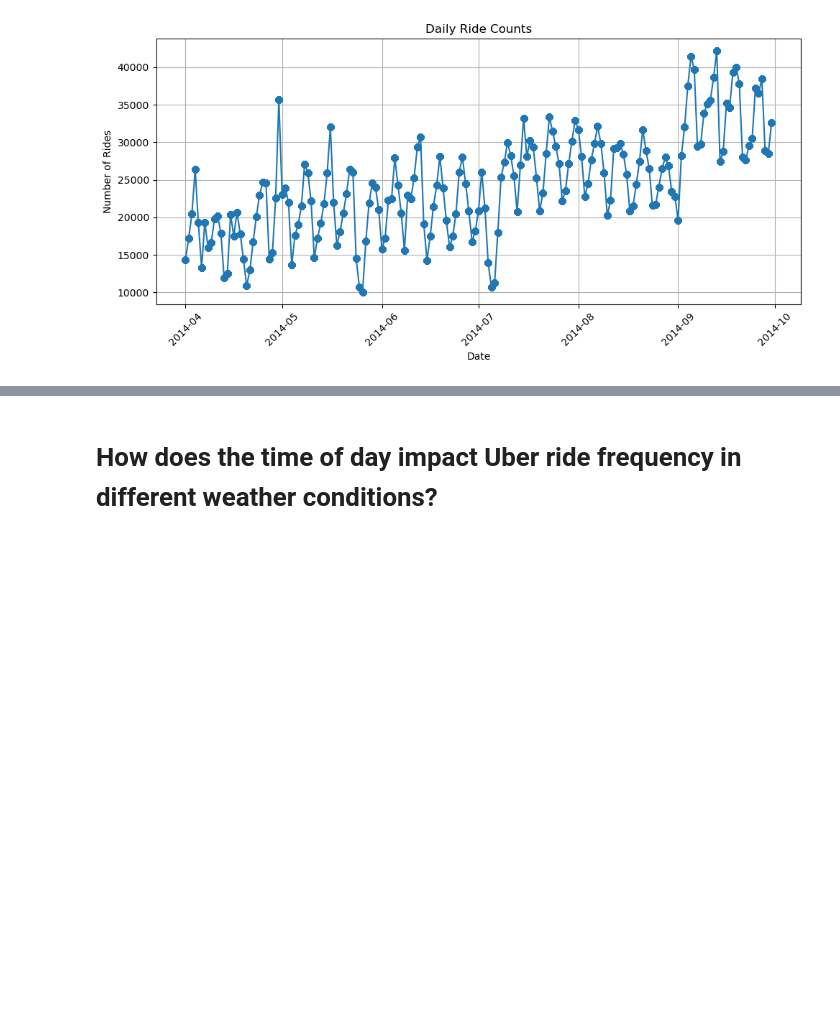
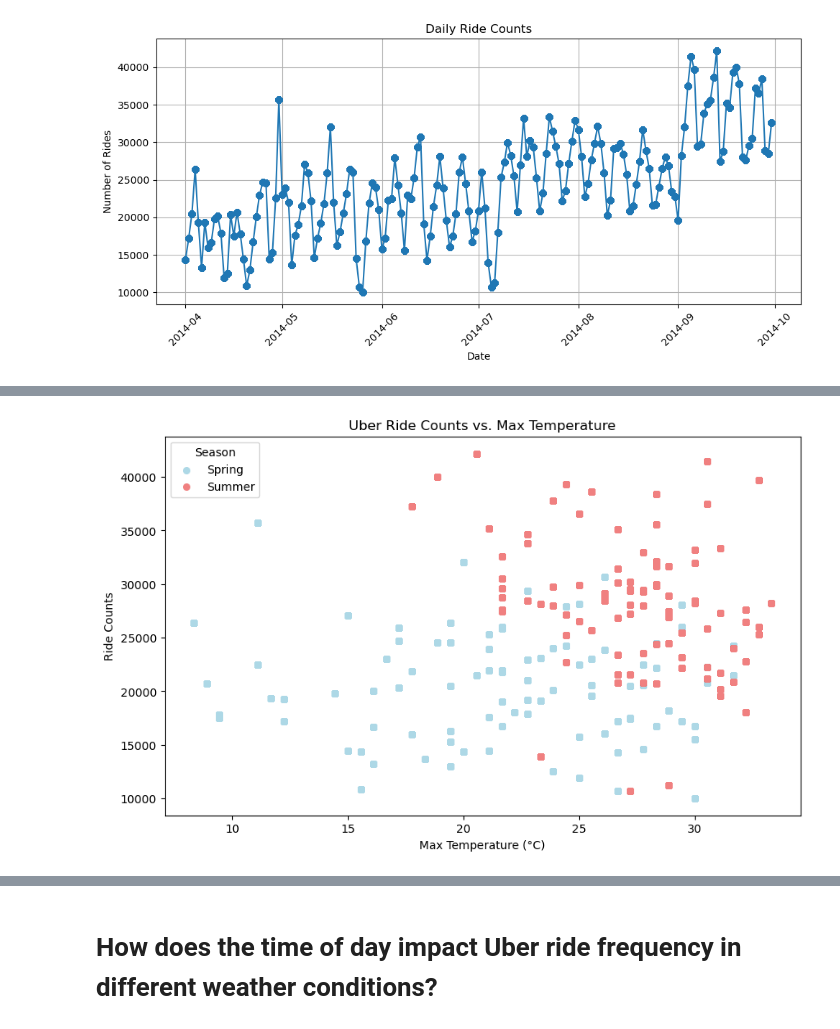
Before and after one commit to enumerbs/Project1-Group4, a Jupyter notebook: Uber_Weather_data_analysis_070724_ZR.ipynb, the cells around one changed output, grey strips where cells are left out. Saved outputs shown, nothing was run; the diff lists cells and outputs as text; code cells hidden in the pictures; blank space fills up the shorter version.

```diff
--- a/Uber_Weather_data_analysis_070724_ZR.ipynb
+++ b/Uber_Weather_data_analysis_070724_ZR.ipynb
@@ -299,3 +398,22 @@ daily_merged_ride['Month'] = daily_merged_ride['Date'].dt.month
 # Categorize into seasons: Spring (April-June), Summer (July-September)
 daily_merged_ride['Season'] = 'Spring'
 daily_merged_ride.loc[(daily_merged_ride['Month'] >= 7) & (daily_merged_ride['Month'] <= 9), 'Season'] = 'Summer'
+# %%
+# Define colors for different seasons
+season_colors = {'Spring': 'lightblue', 'Summer': 'lightcoral'}
+
+# Scatter plot with Matplotlib
+plt.figure(figsize=(10, 6))
+for season, season_data in daily_merged_ride.groupby('Season'):
+    plt.scatter(season_data['MaxTemp_(degC)'], season_data['daily_ride_count'], label=season, color=season_colors[season], s=30)
+
+# Adding labels and title
+plt.title('Uber Ride Counts vs. Max Temperature')
+plt.xlabel('Max Temperature (°C)')
+plt.ylabel('Ride Counts')
+plt.legend(title='Season')
+
+# Show plot
+plt.show()
+# %% [output]
+[figure, added]
```
Also changed, not shown: parts of 27 cells of this notebook.
